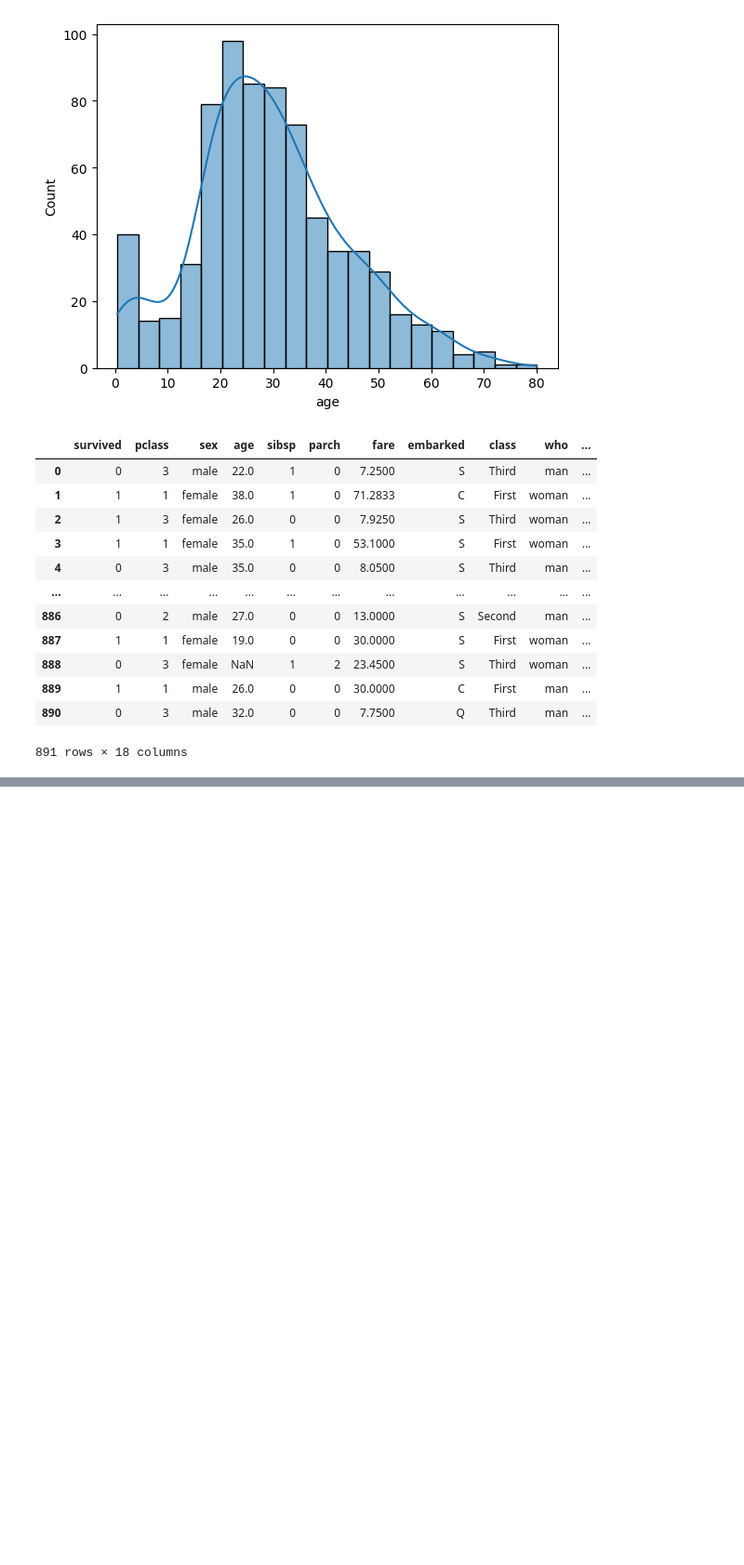
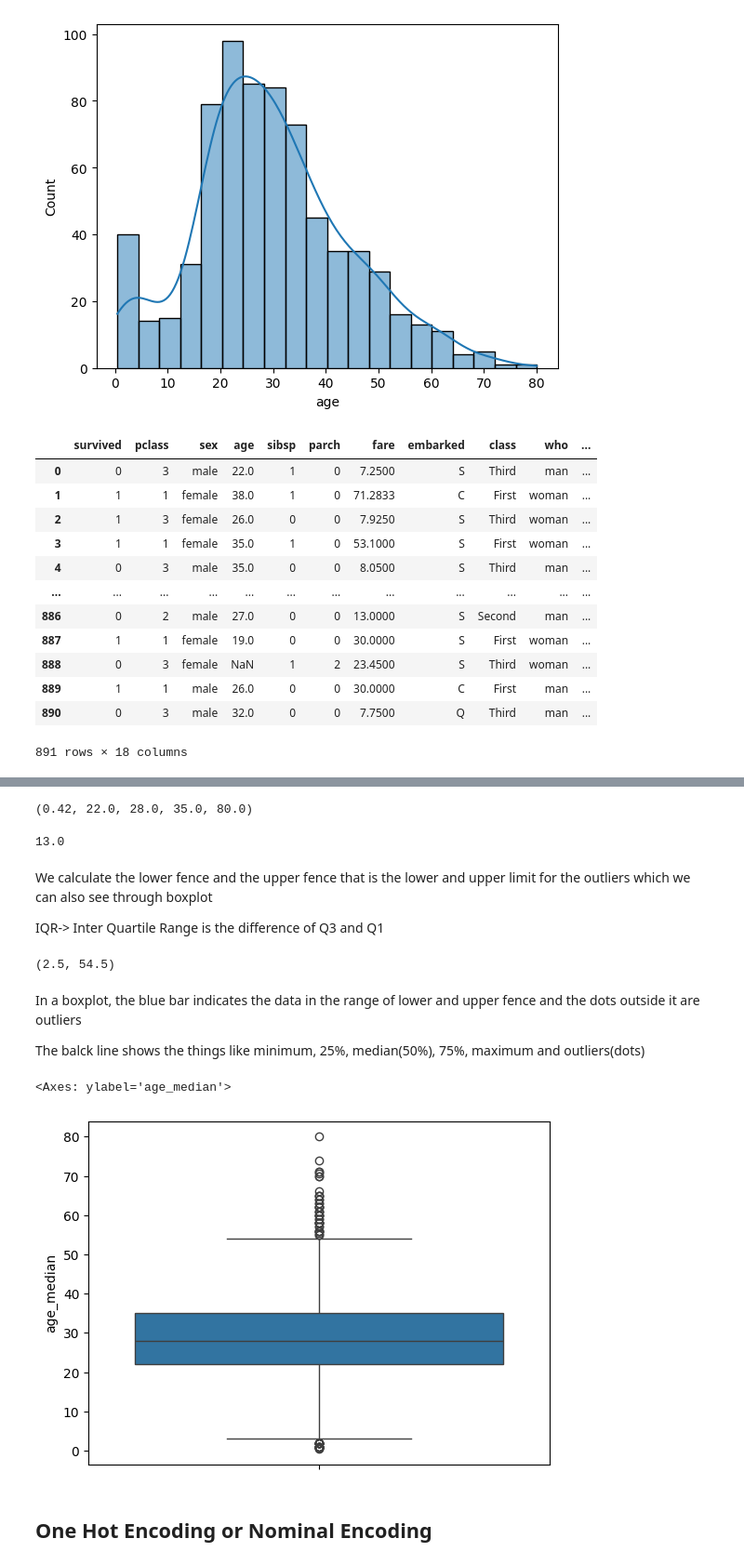
Before and after one commit to AgarwalMayank2/ML-DL_Tutorial, a Jupyter notebook: Feature_engineering.ipynb, the cells around one changed output, grey strips where cells are left out. Shown: that part at 93% size. Saved outputs shown, nothing was run; the diff lists cells and outputs as text; code cells hidden in the pictures; blank space fills up the shorter version.

```diff
--- a/Feature_engineering.ipynb
+++ b/Feature_engineering.ipynb
@@ -73,0 +121,31 @@ df
+# %%
+minimum, Q1, median, Q3, maximum = np.quantile(df['age_median'], [0, 0.25, 0.5, 0.75, 1])
+minimum, Q1, median, Q3, maximum
+# %% [output]
+(0.42, 22.0, 28.0, 35.0, 80.0)
+# %%
+IQR = Q3-Q1
+IQR
+# %% [output]
+13.0
+# %% [markdown]
+We calculate the lower fence and the upper fence that is the lower and upper limit for the outliers which we can also see through boxplot
+
+IQR-> Inter Quartile Range is the difference of Q3 and Q1
+# %%
+lower_fence = Q1-1.5*IQR
+upper_fence = Q3+1.5*IQR
+lower_fence, upper_fence
+# %% [output]
+(2.5, 54.5)
+# %% [markdown]
+In a boxplot, the blue bar indicates the data in the range of lower and upper fence and the dots outside it are outliers
+
+The balck line shows the things like minimum, 25%, median(50%), 75%, maximum and outliers(dots)
+# %%
+sns.boxplot(df['age_median'])
+# %% [output]
+<Axes: ylabel='age_median'>
+[figure, added]
+# %% [markdown]
+## One Hot Encoding or Nominal Encoding
```
Also changed, not shown: parts of 20 cells of this notebook, 1 other file.
